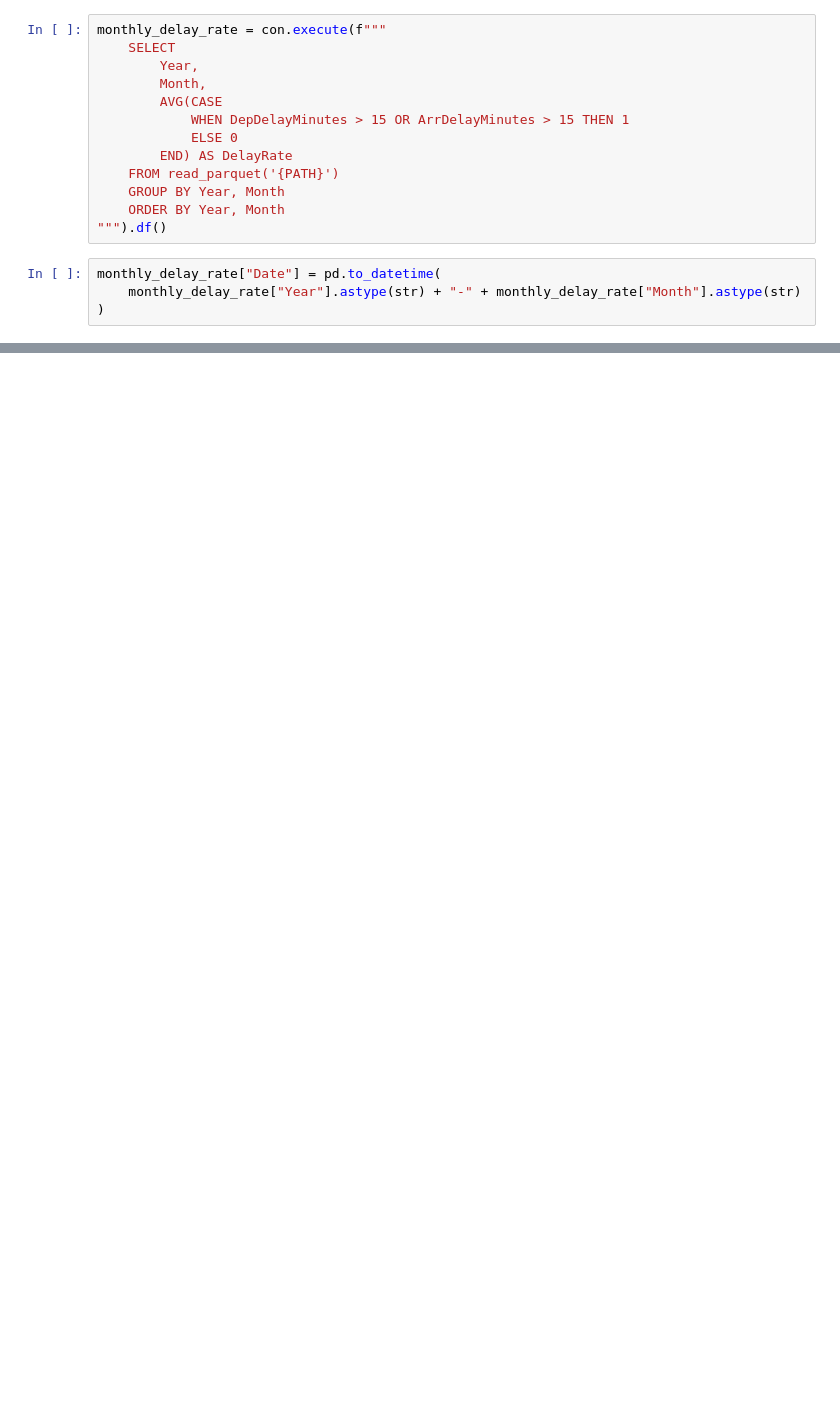
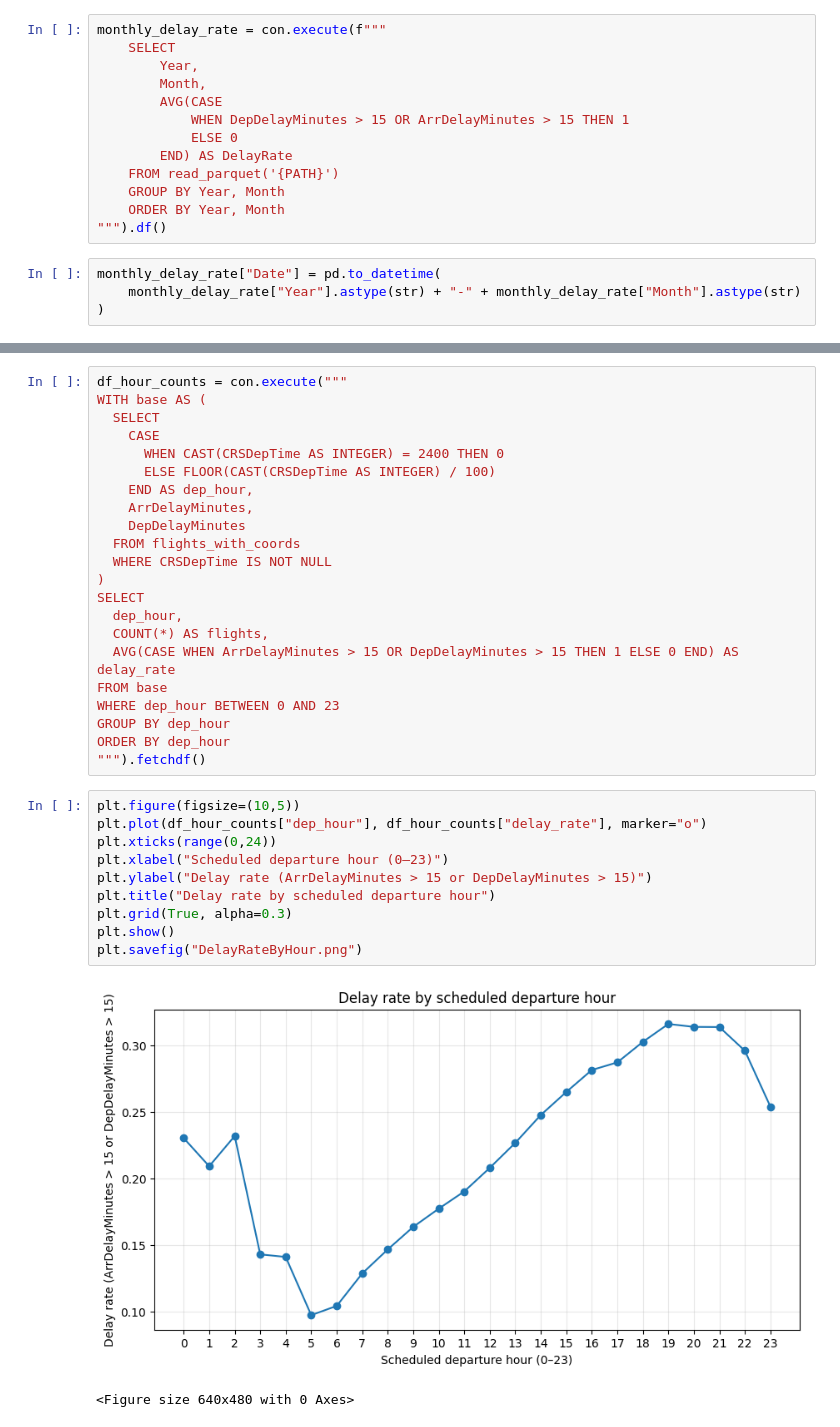
Before and after one commit to HudsonPifer1217/CSC369, a Jupyter notebook: FinalProject/EDA.ipynb, the cells around one changed output, grey strips where cells are left out. Saved outputs shown, nothing was run; the diff lists cells and outputs as text; blank space fills up the shorter version.

```diff
--- a/FinalProject/EDA.ipynb
+++ b/FinalProject/EDA.ipynb
@@ -229,0 +468,35 @@ plt.show()
+# %%
+df_hour_counts = con.execute("""
+WITH base AS (
+  SELECT
+    CASE
+      WHEN CAST(CRSDepTime AS INTEGER) = 2400 THEN 0
+      ELSE FLOOR(CAST(CRSDepTime AS INTEGER) / 100)
+    END AS dep_hour,
+    ArrDelayMinutes,
+    DepDelayMinutes
+  FROM flights_with_coords
+  WHERE CRSDepTime IS NOT NULL
+)
+SELECT
+  dep_hour,
+  COUNT(*) AS flights,
+  AVG(CASE WHEN ArrDelayMinutes > 15 OR DepDelayMinutes > 15 THEN 1 ELSE 0 END) AS delay_rate
+FROM base
+WHERE dep_hour BETWEEN 0 AND 23
+GROUP BY dep_hour
+ORDER BY dep_hour
+""").fetchdf()
+# %%
+plt.figure(figsize=(10,5))
+plt.plot(df_hour_counts["dep_hour"], df_hour_counts["delay_rate"], marker="o")
+plt.xticks(range(0,24))
+plt.xlabel("Scheduled departure hour (0–23)")
+plt.ylabel("Delay rate (ArrDelayMinutes > 15 or DepDelayMinutes > 15)")
+plt.title("Delay rate by scheduled departure hour")
+plt.grid(True, alpha=0.3)
+plt.show()
+plt.savefig("DelayRateByHour.png")
+# %% [output]
+[figure, added]
+<Figure size 640x480 with 0 Axes>
```
Also changed, not shown: parts of 40 cells of this notebook, 3 other files.
